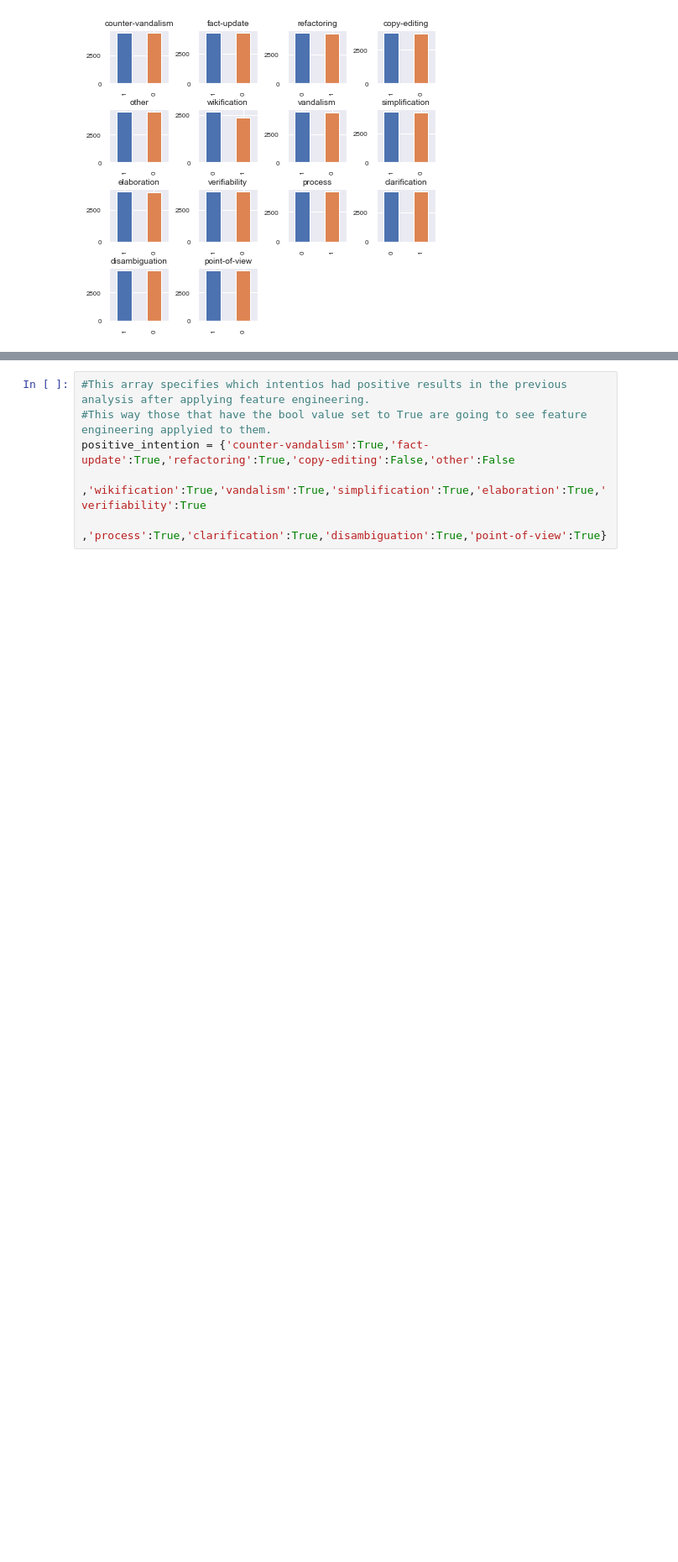
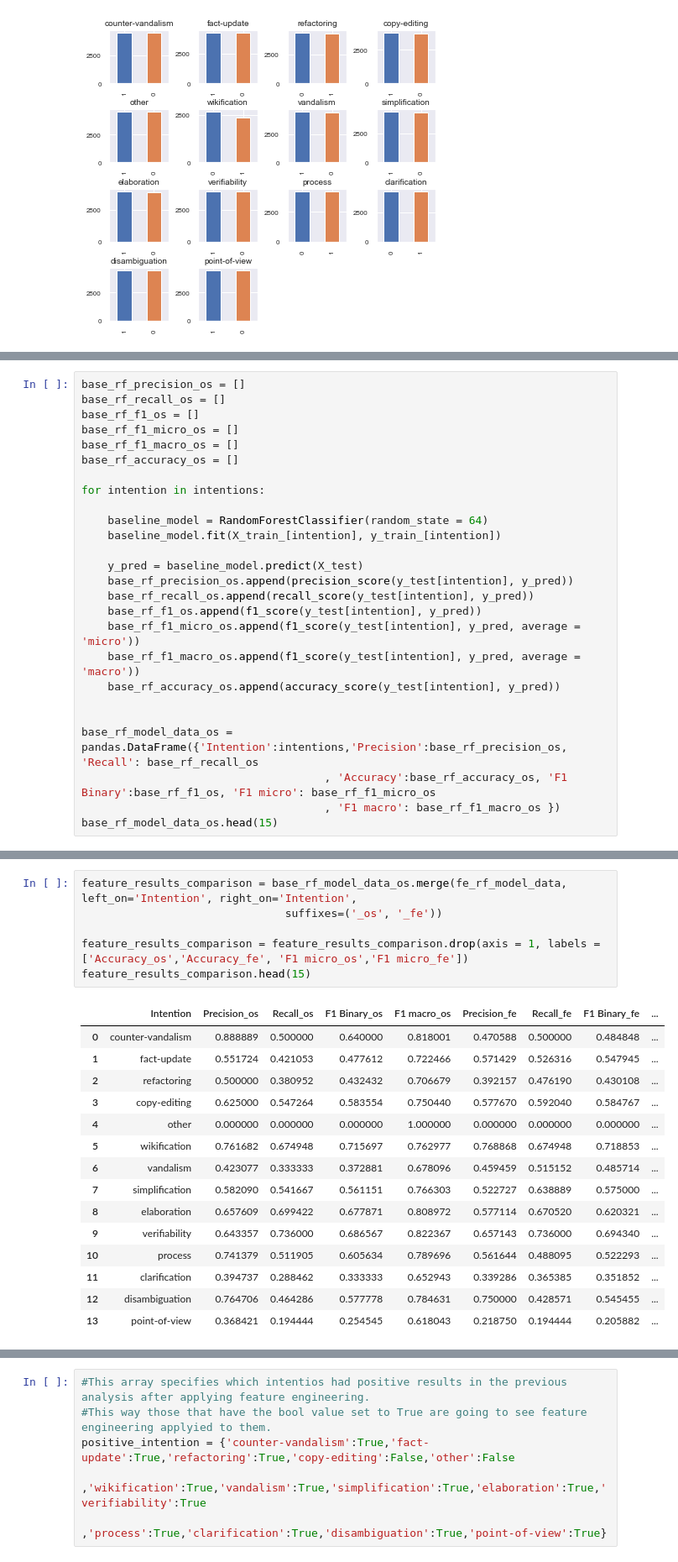
Before and after one commit to ignacioGarsami/Wiki_Semantic_Intention, a Jupyter notebook: pred_src/predictive_step.ipynb, the cells around one changed output, grey strips where cells are left out. Shown at 84% size. Cells and saved outputs as stored; diff of their text form; blank space fills up the shorter version.

Commit message:
Huge change in predictors structure

```diff
--- a/pred_src/predictive_step.ipynb
+++ b/pred_src/predictive_step.ipynb
@@ -303,0 +558,26 @@ def plot_confusion_matrix(y_true, y_pred, classes,
+# %%
+base_rf_precision_os = []
+base_rf_recall_os = []
+base_rf_f1_os = []
+base_rf_f1_micro_os = []
+base_rf_f1_macro_os = []
+base_rf_accuracy_os = []
+
+for intention in intentions:
+
+    baseline_model = RandomForestClassifier(random_state = 64)
+    baseline_model.fit(X_train_[intention], y_train_[intention])
+
+    y_pred = baseline_model.predict(X_test)
+    base_rf_precision_os.append(precision_score(y_test[intention], y_pred))
+    base_rf_recall_os.append(recall_score(y_test[intention], y_pred))
+    base_rf_f1_os.append(f1_score(y_test[intention], y_pred))
+    base_rf_f1_micro_os.append(f1_score(y_test[intention], y_pred, average = 'micro'))
+    base_rf_f1_macro_os.append(f1_score(y_test[intention], y_pred, average = 'macro'))
+    base_rf_accuracy_os.append(accuracy_score(y_test[intention], y_pred))
+
+
+base_rf_model_data_os = pandas.DataFrame({'Intention':intentions,'Precision':base_rf_precision_os, 'Recall': base_rf_recall_os
+                                     , 'Accuracy':base_rf_accuracy_os, 'F1 Binary':base_rf_f1_os, 'F1 micro': base_rf_f1_micro_os
+                                     , 'F1 macro': base_rf_f1_macro_os })
+base_rf_model_data_os.head(15)
@@ -433,3 +771,25 @@ Difference of the avg ROC AUC score with selected features vs features avg: 0.04
+# %%
+feature_results_comparison = base_rf_model_data_os.merge(fe_rf_model_data, left_on='Intention', right_on='Intention',
+                               suffixes=('_os', '_fe'))
+
+feature_results_comparison = feature_results_comparison.drop(axis = 1, labels = ['Accuracy_os','Accuracy_fe', 'F1 micro_os','F1 micro_fe'])
+feature_results_comparison.head(15)
+# %% [output]
+|  | Intention | Precision_os | Recall_os | F1 Binary_os | F1 macro_os | Precision_fe | Recall_fe | F1 Binary_fe | ... |
+| 0 | counter-vandalism | 0.888889 | 0.500000 | 0.640000 | 0.818001 | 0.470588 | 0.500000 | 0.484848 | ... |
+| 1 | fact-update | 0.551724 | 0.421053 | 0.477612 | 0.722466 | 0.571429 | 0.526316 | 0.547945 | ... |
+| 2 | refactoring | 0.500000 | 0.380952 | 0.432432 | 0.706679 | 0.392157 | 0.476190 | 0.430108 | ... |
+| 3 | copy-editing | 0.625000 | 0.547264 | 0.583554 | 0.750440 | 0.577670 | 0.592040 | 0.584767 | ... |
+| 4 | other | 0.000000 | 0.000000 | 0.000000 | 1.000000 | 0.000000 | 0.000000 | 0.000000 | ... |
+| 5 | wikification | 0.761682 | 0.674948 | 0.715697 | 0.762977 | 0.768868 | 0.674948 | 0.718853 | ... |
+| 6 | vandalism | 0.423077 | 0.333333 | 0.372881 | 0.678096 | 0.459459 | 0.515152 | 0.485714 | ... |
+| 7 | simplification | 0.582090 | 0.541667 | 0.561151 | 0.766303 | 0.522727 | 0.638889 | 0.575000 | ... |
+| 8 | elaboration | 0.657609 | 0.699422 | 0.677871 | 0.808972 | 0.577114 | 0.670520 | 0.620321 | ... |
+| 9 | verifiability | 0.643357 | 0.736000 | 0.686567 | 0.822367 | 0.657143 | 0.736000 | 0.694340 | ... |
+| 10 | process | 0.741379 | 0.511905 | 0.605634 | 0.789696 | 0.561644 | 0.488095 | 0.522293 | ... |
+| 11 | clarification | 0.394737 | 0.288462 | 0.333333 | 0.652943 | 0.339286 | 0.365385 | 0.351852 | ... |
+| 12 | disambiguation | 0.764706 | 0.464286 | 0.577778 | 0.784631 | 0.750000 | 0.428571 | 0.545455 | ... |
+| 13 | point-of-view | 0.368421 | 0.194444 | 0.254545 | 0.618043 | 0.218750 | 0.194444 | 0.205882 | ... |
 # %% [markdown]
 Observamos los resultados anteriores y vemos que en algunas categorías los resultados
 se incrementan notablemente, mientras que en otros, al eliminar atributos se genera un perjuicio
```
Also changed, not shown: parts of 21 cells of this notebook.
